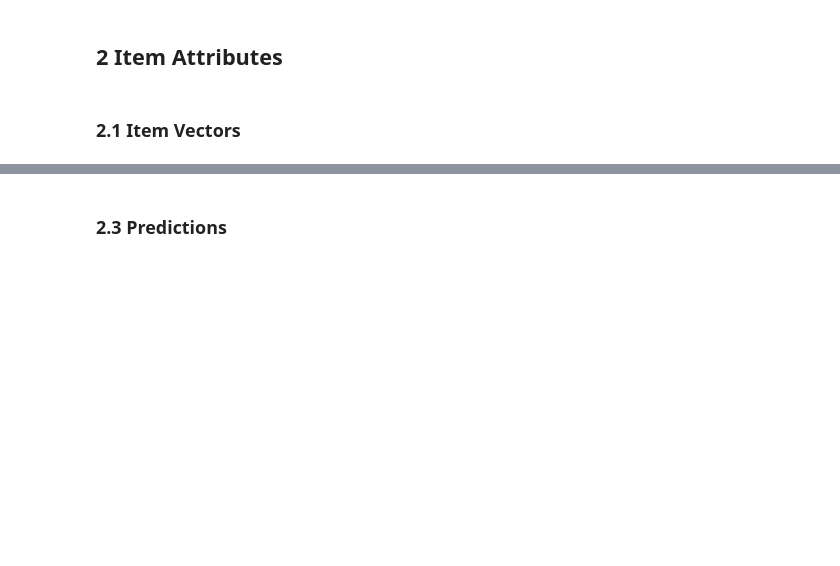
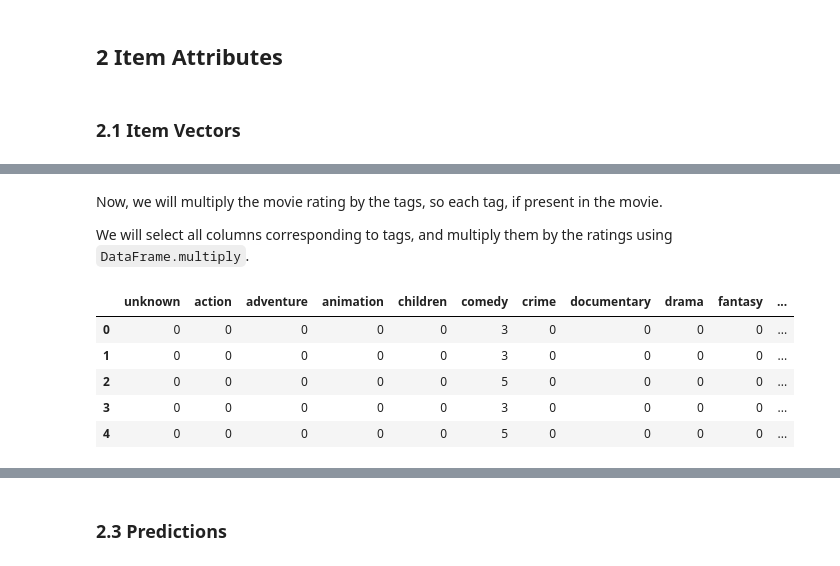
Before and after one commit to LDSSA/hackathon-4-learning, a Jupyter notebook: src/notebooks/content-based-recommenders.ipynb, the cells around one changed output, grey strips where cells are left out. Cells and saved outputs as stored; diff of their text form; code cells hidden in the pictures; blank space fills up the shorter version.

```diff
--- a/src/notebooks/content-based-recommenders.ipynb
+++ b/src/notebooks/content-based-recommenders.ipynb
@@ -175,0 +205,15 @@ Note you could use attributes or *tags* other than movie genres, like the direct
+# %% [markdown]
+Now, we will multiply the movie rating by the tags, so each tag, if present in the movie.
+
+We will select all columns corresponding to tags, and multiply them by the ratings using `DataFrame.multiply`.
+# %%
+user_ratings = user_profile_data['rating']
+user_profile_tags = user_profile_data.iloc[:, 4:].multiply(user_ratings, axis=0)
+user_profile_tags.head()
+# %% [output]
+|  | unknown | action | adventure | animation | children | comedy | crime | documentary | drama | fantasy | ... |
+| 0 | 0 | 0 | 0 | 0 | 0 | 3 | 0 | 0 | 0 | 0 | ... |
+| 1 | 0 | 0 | 0 | 0 | 0 | 3 | 0 | 0 | 0 | 0 | ... |
+| 2 | 0 | 0 | 0 | 0 | 0 | 5 | 0 | 0 | 0 | 0 | ... |
+| 3 | 0 | 0 | 0 | 0 | 0 | 3 | 0 | 0 | 0 | 0 | ... |
+| 4 | 0 | 0 | 0 | 0 | 0 | 5 | 0 | 0 | 0 | 0 | ... |
```
Also changed, not shown: parts of 8 cells of this notebook, 2 other files.
